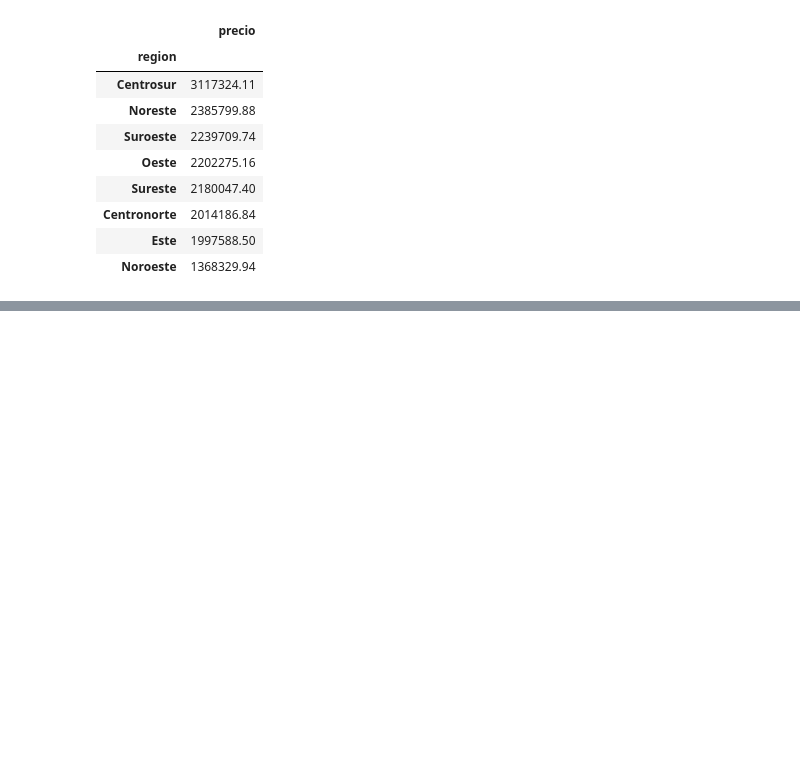
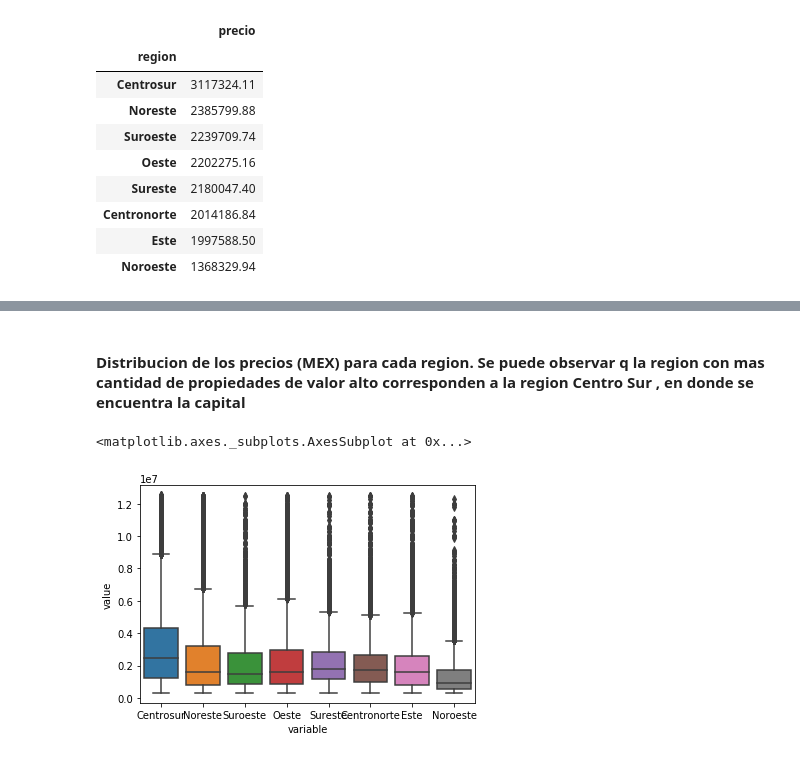
Before and after one commit to sebapenna/OrganizacionDeDatos, a Jupyter notebook: Analisis Ivo.ipynb, the cells around one changed output, grey strips where cells are left out. Saved outputs shown, nothing was run; the diff lists cells and outputs as text; code cells hidden in the pictures; blank space fills up the shorter version.

Commit message:
analisis de precios por regiones, y limpieza de datos nulos en las columnas de metros cuadrados

```diff
--- a/Analisis Ivo.ipynb
+++ b/Analisis Ivo.ipynb
@@ -219,3 +141,0 @@ NameError: name 'mtotalesnull' is not defined
-# %%
-df['metrostotales'] = np.where(df['metrostotales'].isnull() & df['metroscubiertos'].notnull(), df['metroscubiertos'], df['metrostotales'])
-print('Cantidad de "metrostotales" nulos ' + str(df['metrostotales'].isnull().sum()))
@@ -310,5 +266,3 @@ Centronorte = ['Aguascalientes', 'Guanajuato', 'Querétaro', 'San luis Potosí',
 Centrosur = ['Edo. de México', 'Distrito Federal', 'Morelos']
 Suroeste = ['Chiapas', 'Guerrero', 'Oaxaca']
 Sureste = ['Campeche', 'Quintana Roo', 'Tabasco', 'Yucatán']
-# %%
-df['alNorte'] = df['provincia'].apply(lambda x: 1 if x in provinciasNorte else 0 )
@@ -372,7 +308,5 @@ reg_e = df[ df['region'] == 'Este']['precio']
 reg_se = df[ df['region'] == 'Sureste']['precio']
 reg_no = df[ df['region'] == 'Noroeste']['precio']
 reg_so = df[ df['region'] == 'Suroeste']['precio']
+
+data = {'Centrosur':reg_cs, 'Noreste':reg_ne, 'Suroeste':reg_so, 'Oeste':reg_o, 'Sureste':reg_se, 'Centronorte':reg_cn, 'Este':reg_e, 'Noroeste':reg_no}
-# %%
-data = {'Centronorte':reg_cn,'Centrosur':reg_cs, 'Oeste':reg_o, 'Noreste':reg_ne, 'Este':reg_e, 'Sureste':reg_se, 'Noroeste':reg_no, 'Suroeste':reg_so}
-precioXregion = pd.DataFrame(data, columns=['Centronorte','Centrosur','Noreste','Noroeste', 'Oeste', 'Este','Sureste', 'Suroeste' ])
-precioXregion.boxplot(column=['Centrosur', 'Noreste', 'Suroeste', 'Oeste', 'Sureste', 'Centronorte', 'Este', 'Noroeste'])  # Plot specific columns
@@ -386,0 +375,8 @@ reg_cn['precio'].to_frame().boxplot()
+# %% [markdown]
+#### Distribucion de los precios (MEX) para cada region. Se puede observar q la region con mas cantidad de propiedades de valor alto corresponden a la region Centro Sur , en donde se encuentra la capital
+# %%
+precioXregion = pd.DataFrame(data)
+sns.boxplot(x="variable", y="value", data=pd.melt(precioXregion), dodge=True)
+# %% [output]
+<matplotlib.axes._subplots.AxesSubplot at 0x...>
+[figure, added]
```
Also changed, not shown: parts of 57 cells of this notebook, 1 other file.
